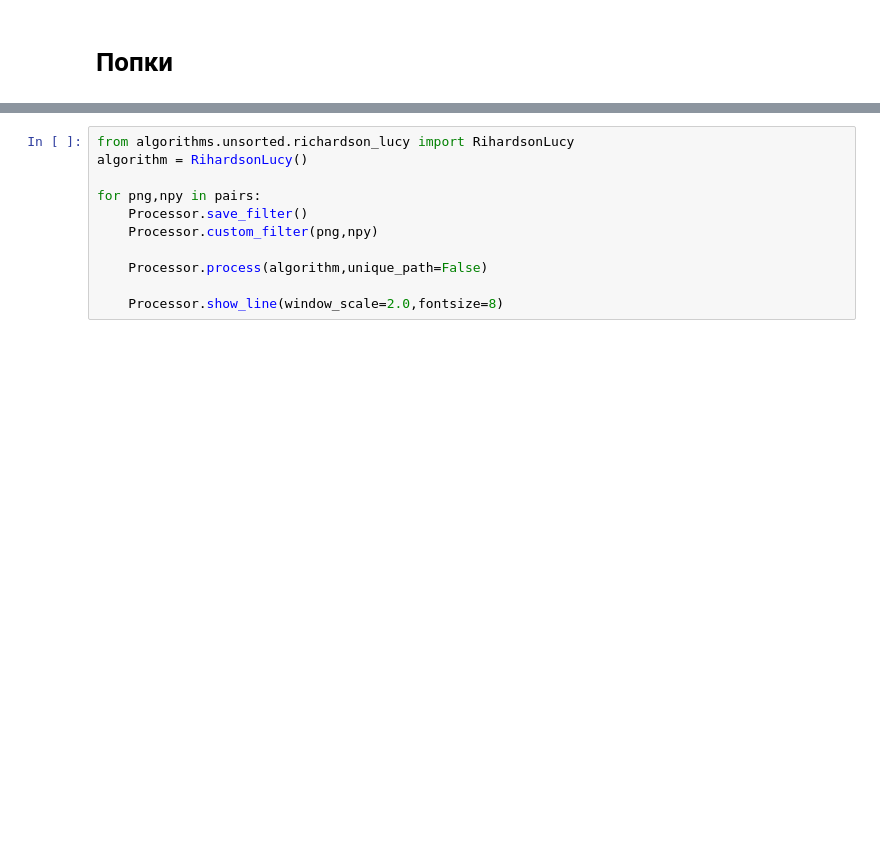
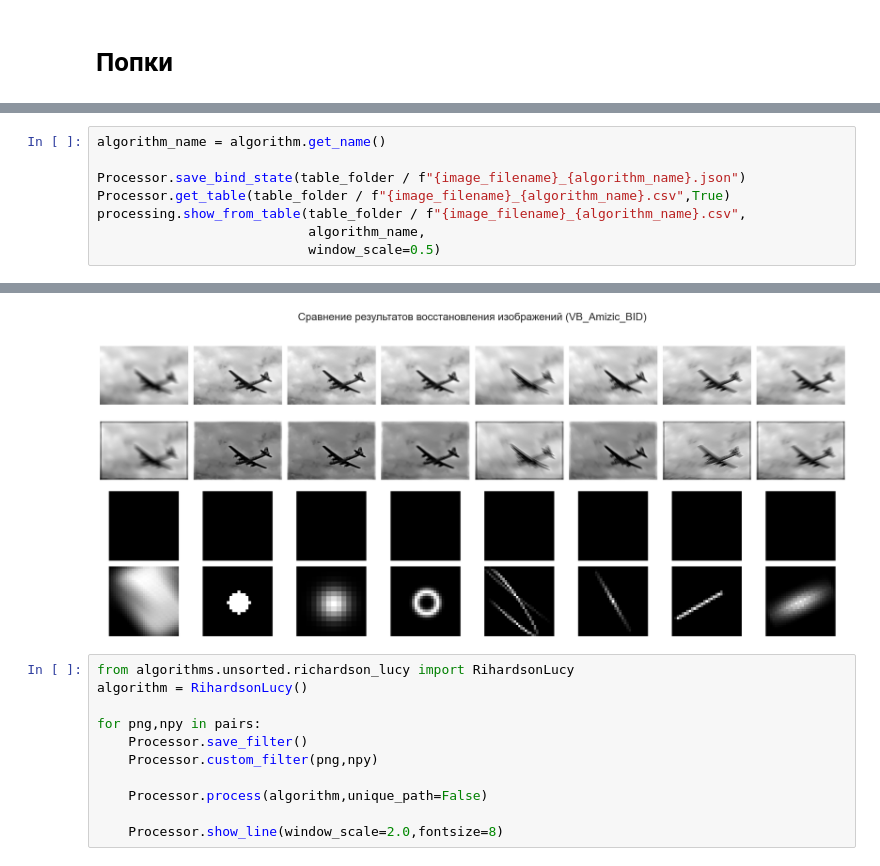
Before and after one commit to PavelYurov/blind_deconvolution, a Jupyter notebook: exp_3.ipynb, the cells around one changed output, grey strips where cells are left out. Drawn from its saved outputs; the diff is of its cells as text; blank space fills up the shorter version.

```diff
--- a/exp_3.ipynb
+++ b/exp_3.ipynb
@@ -145 +168,10 @@ Restore error alg_test\original\airplane.png: too many values to unpack (expecte
 ... (4 outputs left out)
+# %%
+algorithm_name = algorithm.get_name()
+
+Processor.save_bind_state(table_folder / f"{image_filename}_{algorithm_name}.json")
+Processor.get_table(table_folder / f"{image_filename}_{algorithm_name}.csv",True)
+processing.show_from_table(table_folder / f"{image_filename}_{algorithm_name}.csv",
+                           algorithm_name,
+                           window_scale=0.5)
+# %% [output]
@@ -146,3 +187,4 @@ Restore error alg_test\original\airplane.png: too many values to unpack (expecte
+[figure, added]
 # %%
 from algorithms.unsorted.richardson_lucy import RihardsonLucy
 algorithm = RihardsonLucy()
```
Also changed, not shown: parts of 5 cells of this notebook, 4 other files.
